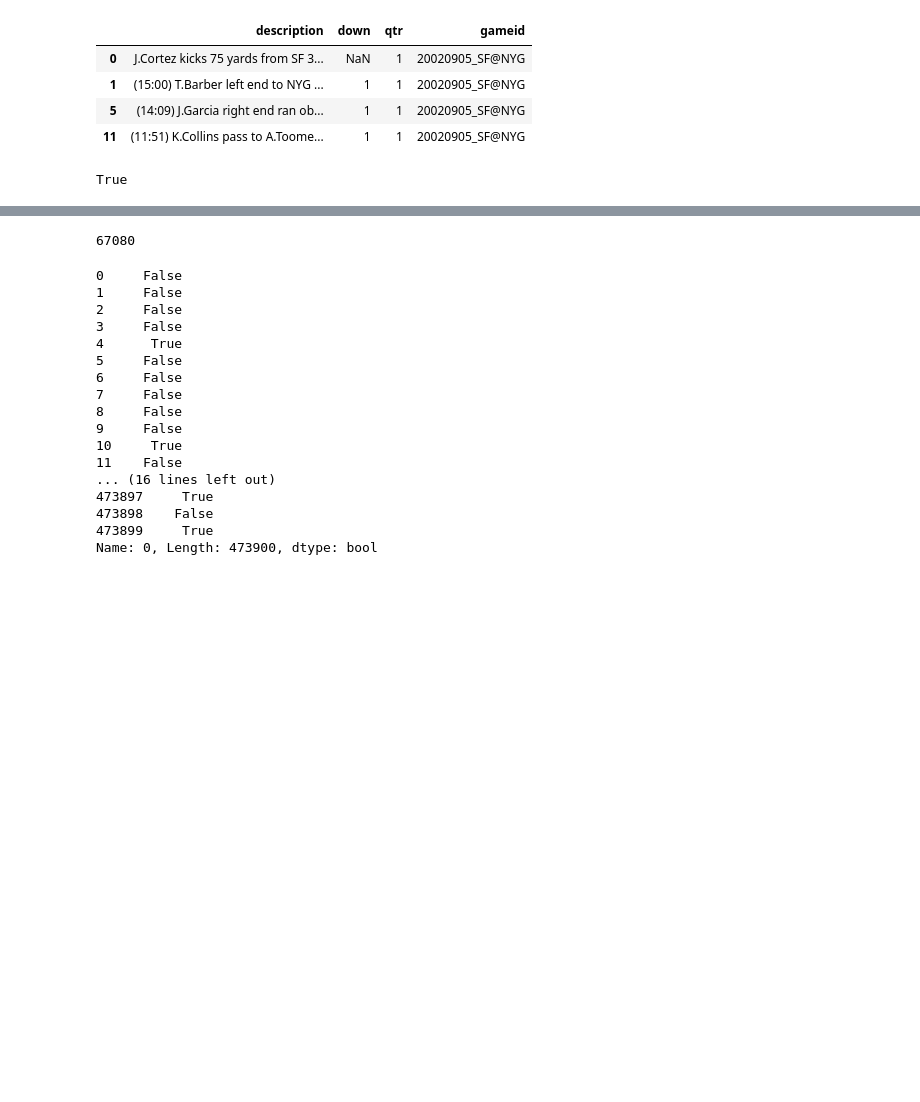
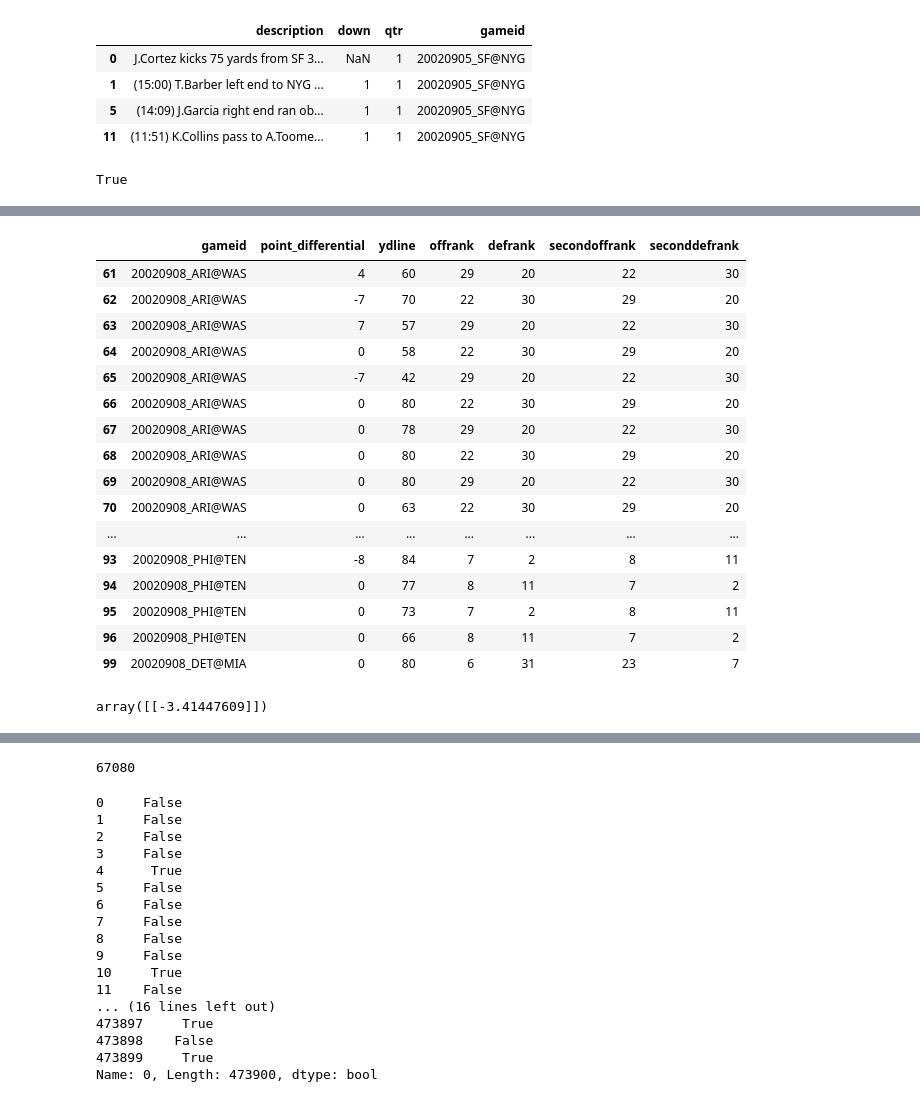
Before and after one commit to tomdawg86/Stat_222_NFL_Project, a Jupyter notebook: data_main_2.ipynb, the cells around one changed output, grey strips where cells are left out. Drawn from its saved outputs; the diff is of its cells as text; code cells hidden in the pictures; blank space fills up the shorter version.

```diff
--- a/data_main_2.ipynb
+++ b/data_main_2.ipynb
@@ -324,0 +326,6 @@ array([[ 3.72]])
+# %%
+secondDrive = (driveByDrive.shift(1)).shift(-1)
+firstDrive = driveByDrive.shift(1)
+secondDrive.rename(columns=lambda x: 'second' + x, inplace=True)
+twoDriveByTwoDrive = firstDrive.join(secondDrive, how = 'outer')
+twoDriveByTwoDrive.ix[:,[0,1,2,3,4,110,111,112,113,114]].head()
@@ -324,0 +342,8 @@ array([[ 3.72]])
+# %%
+twoDriveByTwoDrive['point_differential'] = twoDriveByTwoDrive['secondlast_offscore'] - twoDriveByTwoDrive['defscore'] - (twoDriveByTwoDrive['secondlast_defscore'] - twoDriveByTwoDrive['offscore'])
+twoDriveByTwoDrive = twoDriveByTwoDrive[twoDriveByTwoDrive.point_differential.isin((-10,-9,-8,-7,-6,-5,-4,-3,-2,-1,0,1,2,3,4,5,6,7,8,9,10)) == True]
+twoDriveByTwoDrive = twoDriveByTwoDrive[(twoDriveByTwoDrive.qtr.isin([2]) & twoDriveByTwoDrive.secondqtr.isin([3])) == False]
+sameGame = twoDriveByTwoDrive['gameid'] == twoDriveByTwoDrive['secondgameid']
+twoDriveByTwoDrive = twoDriveByTwoDrive[sameGame == True]
+twoDriveByTwoDrive.ix[61:100,['gameid','point_differential','ydline','offrank','defrank','secondoffrank','seconddefrank']]
+# %% [output]
@@ -324,0 +353,27 @@ array([[ 3.72]])
+|  | gameid | point_differential | ydline | offrank | defrank | secondoffrank | seconddefrank |
+| 61 | 20020908_ARI@WAS | 4 | 60 | 29 | 20 | 22 | 30 |
+| 62 | 20020908_ARI@WAS | -7 | 70 | 22 | 30 | 29 | 20 |
+| 63 | 20020908_ARI@WAS | 7 | 57 | 29 | 20 | 22 | 30 |
+| 64 | 20020908_ARI@WAS | 0 | 58 | 22 | 30 | 29 | 20 |
+| 65 | 20020908_ARI@WAS | -7 | 42 | 29 | 20 | 22 | 30 |
+| 66 | 20020908_ARI@WAS | 0 | 80 | 22 | 30 | 29 | 20 |
+| 67 | 20020908_ARI@WAS | 0 | 78 | 29 | 20 | 22 | 30 |
+| 68 | 20020908_ARI@WAS | 0 | 80 | 22 | 30 | 29 | 20 |
+| 69 | 20020908_ARI@WAS | 0 | 80 | 29 | 20 | 22 | 30 |
+| 70 | 20020908_ARI@WAS | 0 | 63 | 22 | 30 | 29 | 20 |
+| ... | ... | ... | ... | ... | ... | ... | ... |
+| 93 | 20020908_PHI@TEN | -8 | 84 | 7 | 2 | 8 | 11 |
+| 94 | 20020908_PHI@TEN | 0 | 77 | 8 | 11 | 7 | 2 |
+| 95 | 20020908_PHI@TEN | 0 | 73 | 7 | 2 | 8 | 11 |
+| 96 | 20020908_PHI@TEN | 0 | 66 | 8 | 11 | 7 | 2 |
+| 99 | 20020908_DET@MIA | 0 | 80 | 6 | 31 | 23 | 7 |
+# %%
+knn = neighbors.KNeighborsRegressor(50, weights = 'distance')
+data = twoDriveByTwoDrive[['ydline', 'offrank', 'defrank','secondoffrank', 'seconddefrank', 'point_differential']]
+data = data.dropna(axis = 0, how = "any")
+data.columns = ['otherTeamsYardsUntilEndzone', 'otherTeamsOffRank', 'defRank', 'offRank', 'otherTeamsDefRank', 'point_differential']
+X = data[['otherTeamsYardsUntilEndzone', 'offRank', 'defRank', 'otherTeamsOffRank', 'otherTeamsDefRank']]
+y = data[['point_differential']]
+knn.fit(X,y).predict([20, 10, 16, 2, 2])
+# %% [output]
+array([[-3.41447609]])
```
Also changed, not shown: parts of 13 cells of this notebook.
